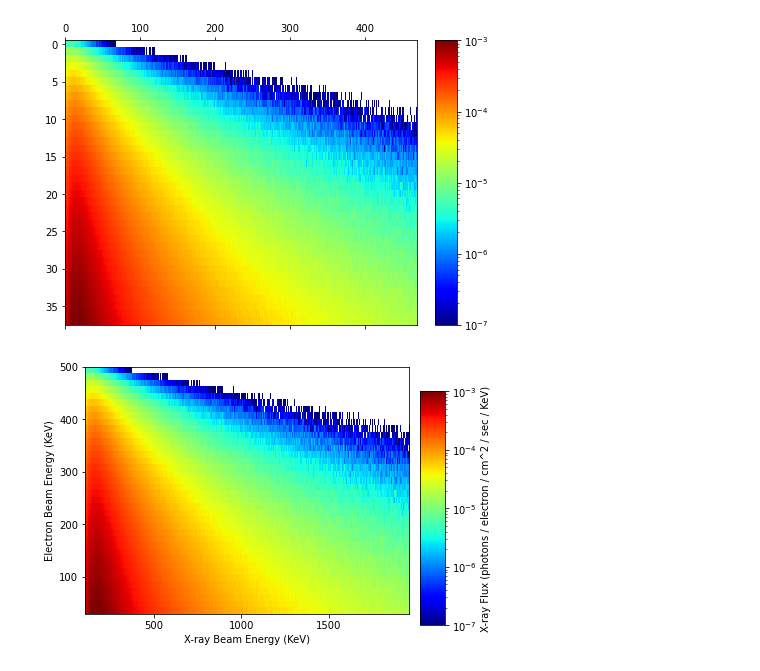
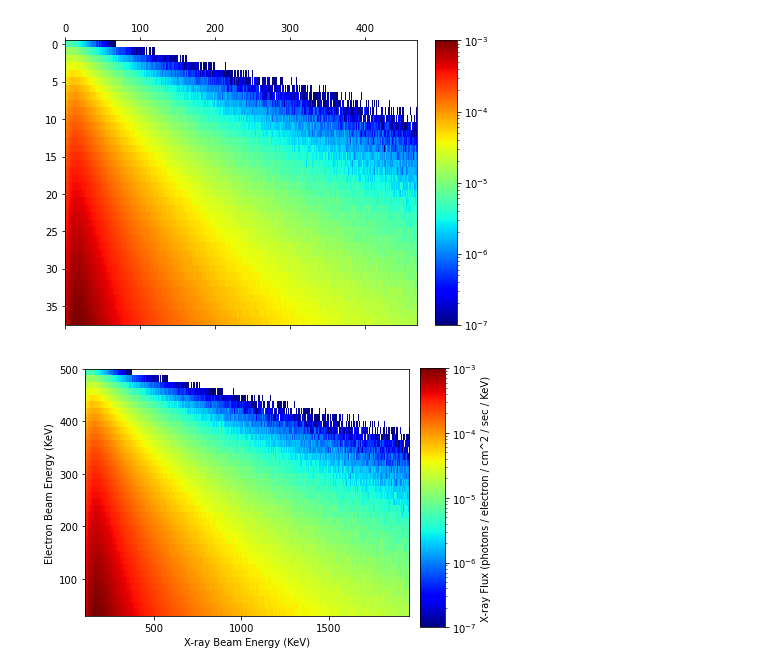
Before and after one commit to mrpatrick1991/thesis, a Jupyter notebook: figures/chapter_4/matrix_scaling_plot/Untitled.ipynb, the cells around one changed output. Cells and saved outputs as stored; diff of their text form; code cells hidden in the pictures.

```diff
--- a/figures/chapter_4/matrix_scaling_plot/Untitled.ipynb
+++ b/figures/chapter_4/matrix_scaling_plot/Untitled.ipynb
@@ -120,22 +120,22 @@ def get_binned_matrix(xbinw,ebinw):
 # %%
 #font = {'family' : 'DejaVu Sans',
         #'weight' : 'normal',
         #'size'   : 19}
 
 #matplotlib.rc('font', **font)
 
 
 f = plt.figure(figsize=(5, 5))
 ax = f.add_axes([0.17, 0.02, .90, 0.89])
-axcolor = f.add_axes([1.1, 0.09, .07, 0.65])
+axcolor = f.add_axes([1.1, 0.09, .07, 0.72])
 im = ax.matshow(R.T,extent=[espace[0],espace[-1],xspace[0],xspace[-1]],aspect=3,norm=LogNorm(vmin=1e-7, vmax=1e-3),cmap='jet')
 t = np.logspace(-7,-3,5)
 ax.xaxis.set_ticks_position('bottom')
 cbar = f.colorbar(im, cax=axcolor,ticks=t)
 plt.tight_layout()
 ax.set_xlabel('X-ray Beam Energy (KeV)')
 ax.set_ylabel('Electron Beam Energy (KeV)')
 cbar.ax.set_ylabel('X-ray Flux (photons / electron / cm^2 / sec / KeV)')
-plt.savefig('fig.pdf')
+plt.savefig('fig.pdf',bbox_inches="tight")
 # %% [output]
-[figure, old version]
+[figure, new version]
```
